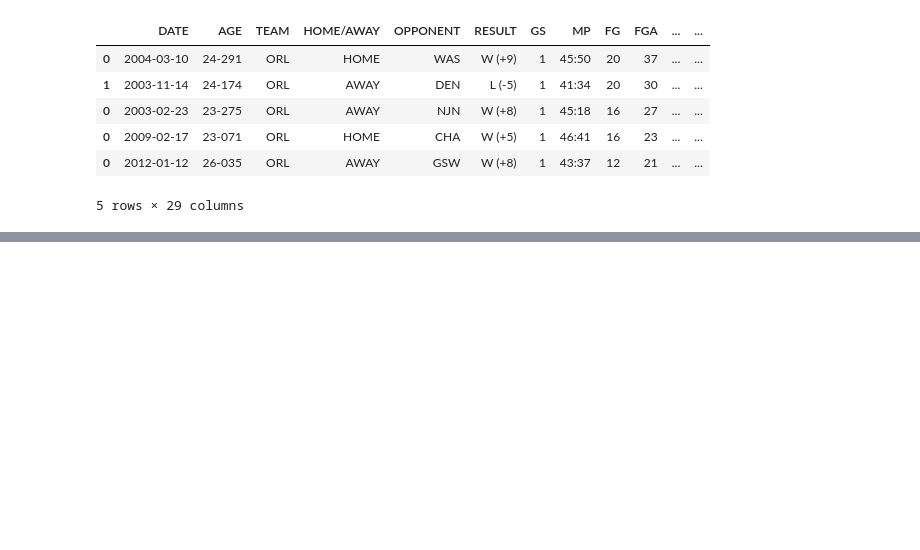
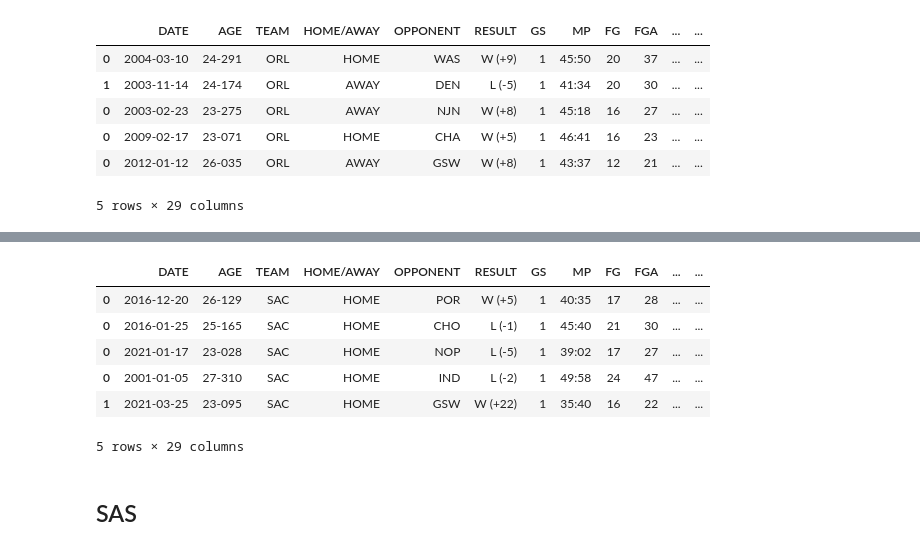
Before and after one commit to bme3412/Python, a Jupyter notebook: Projects/Basketball_reference/NBA_since_2000.ipynb, the cells around one changed output, grey strips where cells are left out. Drawn from its saved outputs; the diff is of its cells as text; code cells hidden in the pictures; blank space fills up the shorter version.

```diff
--- a/Projects/Basketball_reference/NBA_since_2000.ipynb
+++ b/Projects/Basketball_reference/NBA_since_2000.ipynb
@@ -919,0 +962,42 @@ PHO_since_2000.head(5)
+# %%
+SAC_2000_games_io = pd.read_csv('/Users/brendan/Desktop/Python/NBA_API/SAC/SAC_2000_games.csv')
+SAC_2001_games_io = pd.read_csv('/Users/brendan/Desktop/Python/NBA_API/SAC/SAC_2001_games.csv')
+SAC_2002_games_io = pd.read_csv('/Users/brendan/Desktop/Python/NBA_API/SAC/SAC_2002_games.csv')
+SAC_2003_games_io = pd.read_csv('/Users/brendan/Desktop/Python/NBA_API/SAC/SAC_2003_games.csv')
+SAC_2004_games_io = pd.read_csv('/Users/brendan/Desktop/Python/NBA_API/SAC/SAC_2004_games.csv')
+SAC_2005_games_io = pd.read_csv('/Users/brendan/Desktop/Python/NBA_API/SAC/SAC_2005_games.csv')
+SAC_2006_games_io = pd.read_csv('/Users/brendan/Desktop/Python/NBA_API/SAC/SAC_2006_games.csv')
+SAC_2007_games_io = pd.read_csv('/Users/brendan/Desktop/Python/NBA_API/SAC/SAC_2007_games.csv')
+SAC_2008_games_io = pd.read_csv('/Users/brendan/Desktop/Python/NBA_API/SAC/SAC_2008_games.csv')
+SAC_2009_games_io = pd.read_csv('/Users/brendan/Desktop/Python/NBA_API/SAC/SAC_2009_games.csv')
+SAC_2010_games_io = pd.read_csv('/Users/brendan/Desktop/Python/NBA_API/SAC/SAC_2010_games.csv')
+SAC_2011_games_io = pd.read_csv('/Users/brendan/Desktop/Python/NBA_API/SAC/SAC_2011_games.csv')
+SAC_2012_games_io = pd.read_csv('/Users/brendan/Desktop/Python/NBA_API/SAC/SAC_2012_games.csv')
+SAC_2013_games_io = pd.read_csv('/Users/brendan/Desktop/Python/NBA_API/SAC/SAC_2013_games.csv')
+SAC_2014_games_io = pd.read_csv('/Users/brendan/Desktop/Python/NBA_API/SAC/SAC_2014_games.csv')
+SAC_2015_games_io = pd.read_csv('/Users/brendan/Desktop/Python/NBA_API/SAC/SAC_2015_games.csv')
+SAC_2016_games_io = pd.read_csv('/Users/brendan/Desktop/Python/NBA_API/SAC/SAC_2016_games.csv')
+SAC_2017_games_io = pd.read_csv('/Users/brendan/Desktop/Python/NBA_API/SAC/SAC_2017_games.csv')
+SAC_2018_games_io = pd.read_csv('/Users/brendan/Desktop/Python/NBA_API/SAC/SAC_2018_games.csv')
+SAC_2019_games_io = pd.read_csv('/Users/brendan/Desktop/Python/NBA_API/SAC/SAC_2019_games.csv')
+SAC_2020_games_io = pd.read_csv('/Users/brendan/Desktop/Python/NBA_API/SAC/SAC_2020_games.csv')
+SAC_2021_games_io = pd.read_csv('/Users/brendan/Desktop/Python/NBA_API/SAC/SAC_2021_games.csv')
+# %%
+SAC_season_dfs = [SAC_2000_games_io, SAC_2001_games_io, SAC_2002_games_io, SAC_2003_games_io, SAC_2004_games_io, SAC_2005_games_io,
+                 SAC_2006_games_io, SAC_2007_games_io, SAC_2008_games_io, SAC_2009_games_io, SAC_2010_games_io, SAC_2011_games_io,
+                 SAC_2012_games_io, SAC_2013_games_io, SAC_2014_games_io, SAC_2015_games_io, SAC_2016_games_io, SAC_2017_games_io,
+                 SAC_2018_games_io, SAC_2019_games_io, SAC_2020_games_io, SAC_2021_games_io]
+# %%
+SAC_since_2000 = pd.concat(SAC_season_dfs)
+SAC_since_2000 = SAC_since_2000.sort_values(by=['GAME_SCORE'], ascending=False)
+SAC_since_2000.head(5)
+# %% [output]
+|  | DATE | AGE | TEAM | HOME/AWAY | OPPONENT | RESULT | GS | MP | FG | FGA | ... | ... |
+| 0 | 2016-12-20 | 26-129 | SAC | HOME | POR | W (+5) | 1 | 40:35 | 17 | 28 | ... | ... |
+| 0 | 2016-01-25 | 25-165 | SAC | HOME | CHO | L (-1) | 1 | 45:40 | 21 | 30 | ... | ... |
+| 0 | 2021-01-17 | 23-028 | SAC | HOME | NOP | L (-5) | 1 | 39:02 | 17 | 27 | ... | ... |
+| 0 | 2001-01-05 | 27-310 | SAC | HOME | IND | L (-2) | 1 | 49:58 | 24 | 47 | ... | ... |
+| 1 | 2021-03-25 | 23-095 | SAC | HOME | GSW | W (+22) | 1 | 35:40 | 16 | 22 | ... | ... |
+5 rows × 29 columns
+# %% [markdown]
+## SAS
```
Also changed, not shown: parts of 25 cells of this notebook.
